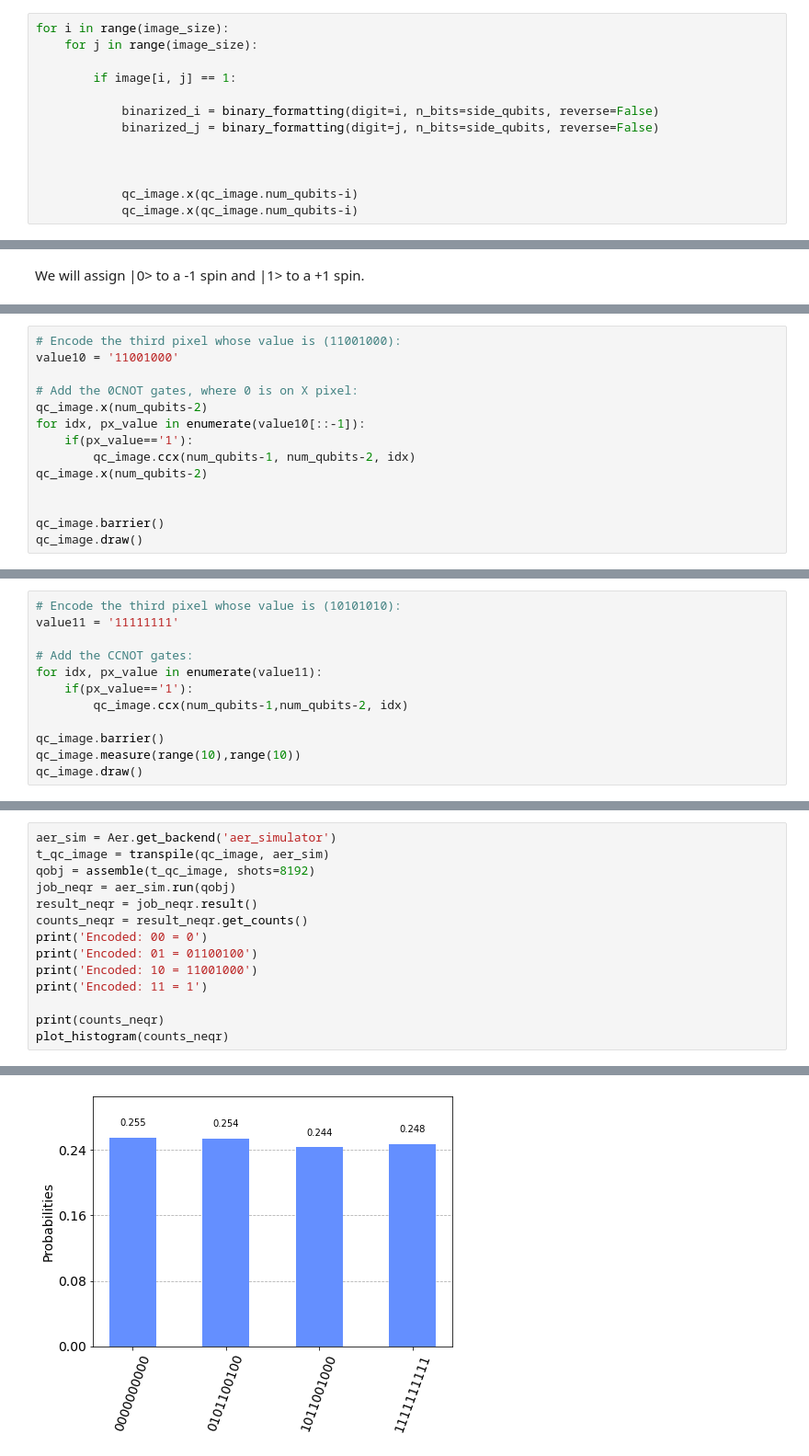
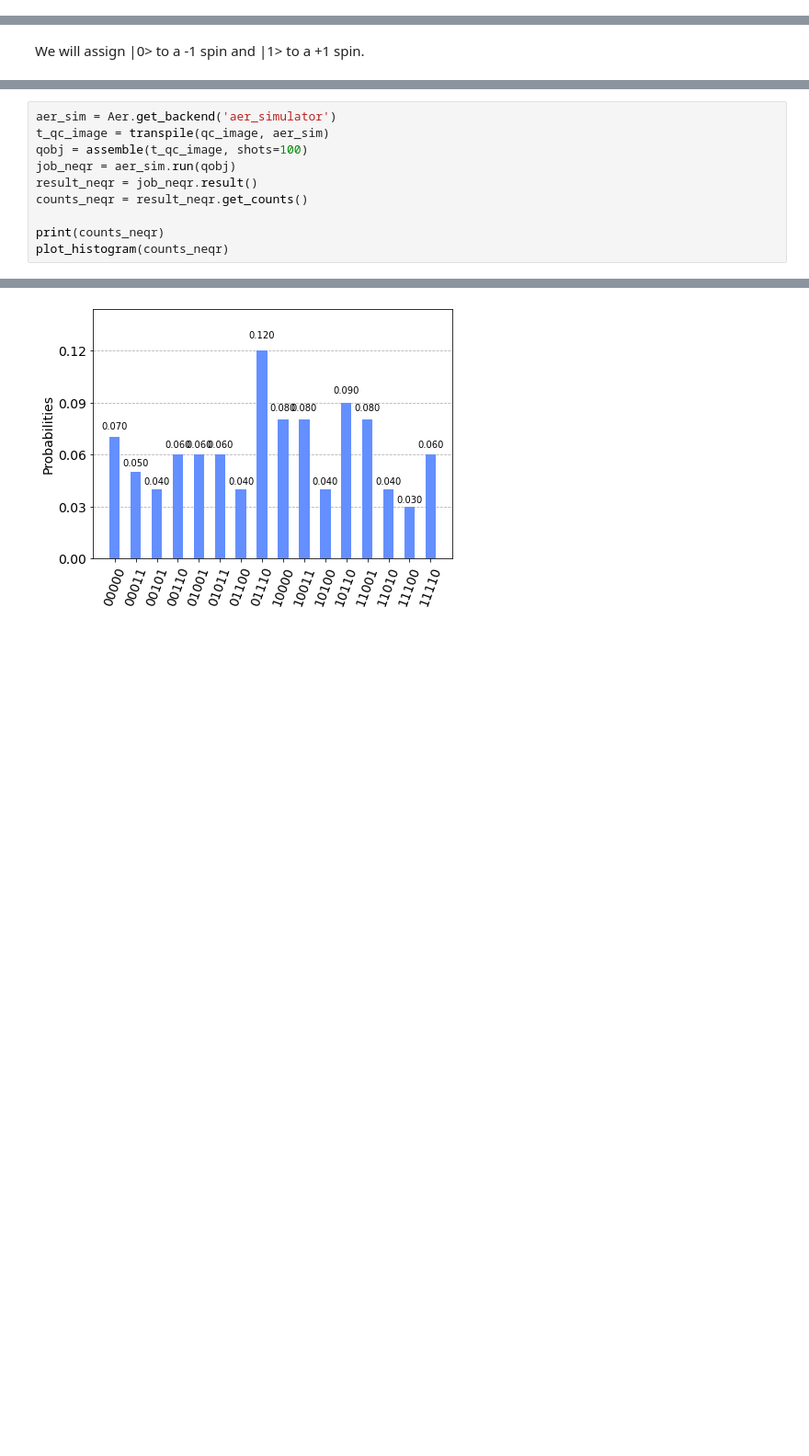
Before and after one commit to MatthieuSarkis/Ising-QIP, a Jupyter notebook: src/qip/qip_ising.ipynb, the cells around one changed output, grey strips where cells are left out. Shown at 92% size. Saved outputs shown, nothing was run; the diff lists cells and outputs as text; blank space fills up the shorter version.

```diff
--- a/src/qip/qip_ising.ipynb
+++ b/src/qip/qip_ising.ipynb
@@ -112,13 +66,0 @@ intensity: ┤ I ├─░─
-# %%
-for i in range(image_size):
-    for j in range(image_size):
-
-        if image[i, j] == 1:
-
-            binarized_i = binary_formatting(digit=i, n_bits=side_qubits, reverse=False)
-            binarized_j = binary_formatting(digit=j, n_bits=side_qubits, reverse=False)
-
-
-
-            qc_image.x(qc_image.num_qubits-i)
-            qc_image.x(qc_image.num_qubits-i)
@@ -164,14 +68,0 @@ CircuitError: 'duplicate qubit arguments'
-# %%
-# Encode the third pixel whose value is (11001000):
-value10 = '11001000'
-
-# Add the 0CNOT gates, where 0 is on X pixel:
-qc_image.x(num_qubits-2)
-for idx, px_value in enumerate(value10[::-1]):
-    if(px_value=='1'):
-        qc_image.ccx(num_qubits-1, num_qubits-2, idx)
-qc_image.x(num_qubits-2)
-
-
-qc_image.barrier()
-qc_image.draw()
@@ -196,12 +68,0 @@ intensity_5: ┤ I ├─░─┤ I ├─░────────┼──
-# %%
-# Encode the third pixel whose value is (10101010):
-value11 = '11111111'
-
-# Add the CCNOT gates:
-for idx, px_value in enumerate(value11):
-    if(px_value=='1'):
-        qc_image.ccx(num_qubits-1,num_qubits-2, idx)
-
-qc_image.barrier()
-qc_image.measure(range(10),range(10))
-qc_image.draw()
@@ -245,14 +154,10 @@ OrderedDict([('cx', 84),
 # %%
 aer_sim = Aer.get_backend('aer_simulator')
 t_qc_image = transpile(qc_image, aer_sim)
-qobj = assemble(t_qc_image, shots=8192)
+qobj = assemble(t_qc_image, shots=100)
 job_neqr = aer_sim.run(qobj)
 result_neqr = job_neqr.result()
 counts_neqr = result_neqr.get_counts()
-print('Encoded: 00 = 0')
-print('Encoded: 01 = 01100100')
-print('Encoded: 10 = 11001000')
-print('Encoded: 11 = 1')
 
 print(counts_neqr)
 plot_histogram(counts_neqr)
@@ -265 +166 @@ Encoded: 11 = 1
-[figure, old version]
+[figure, new version]
```
Also changed, not shown: parts of 17 cells of this notebook, 4 other files.
